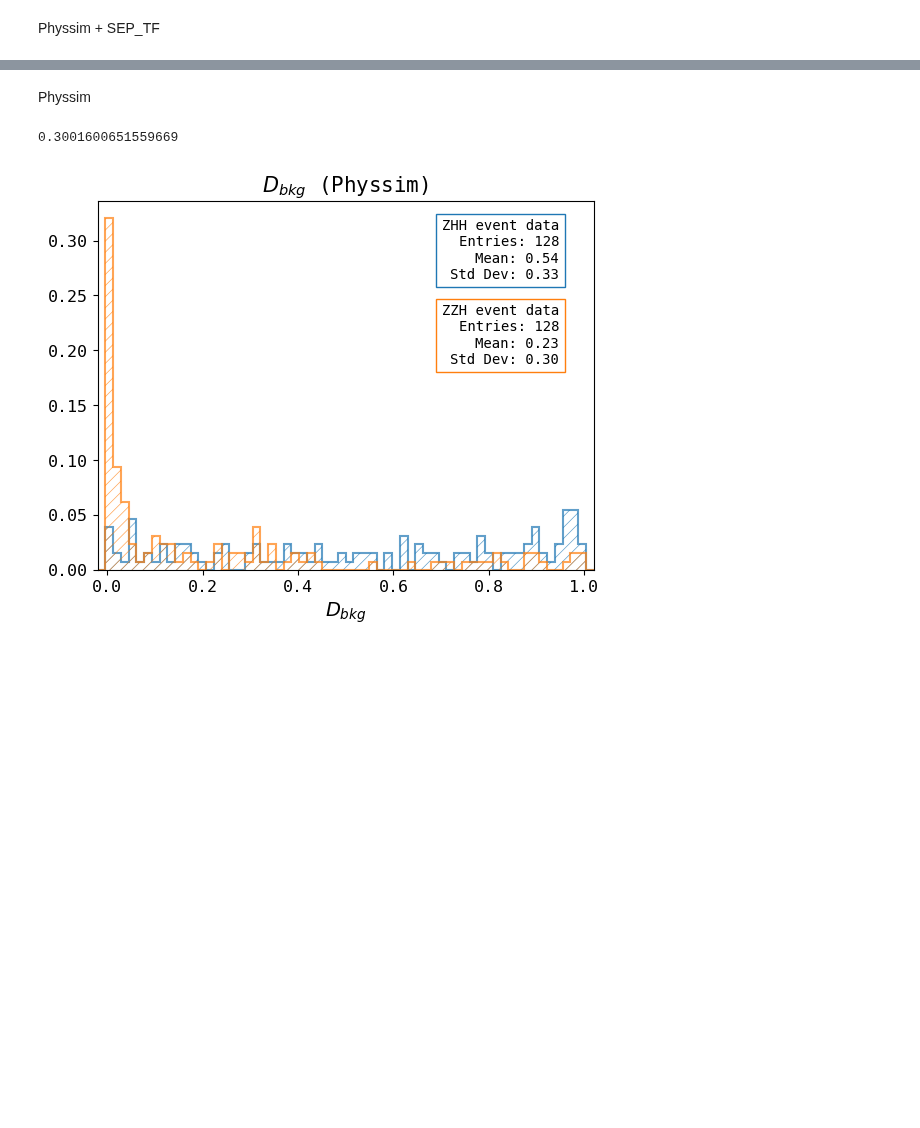
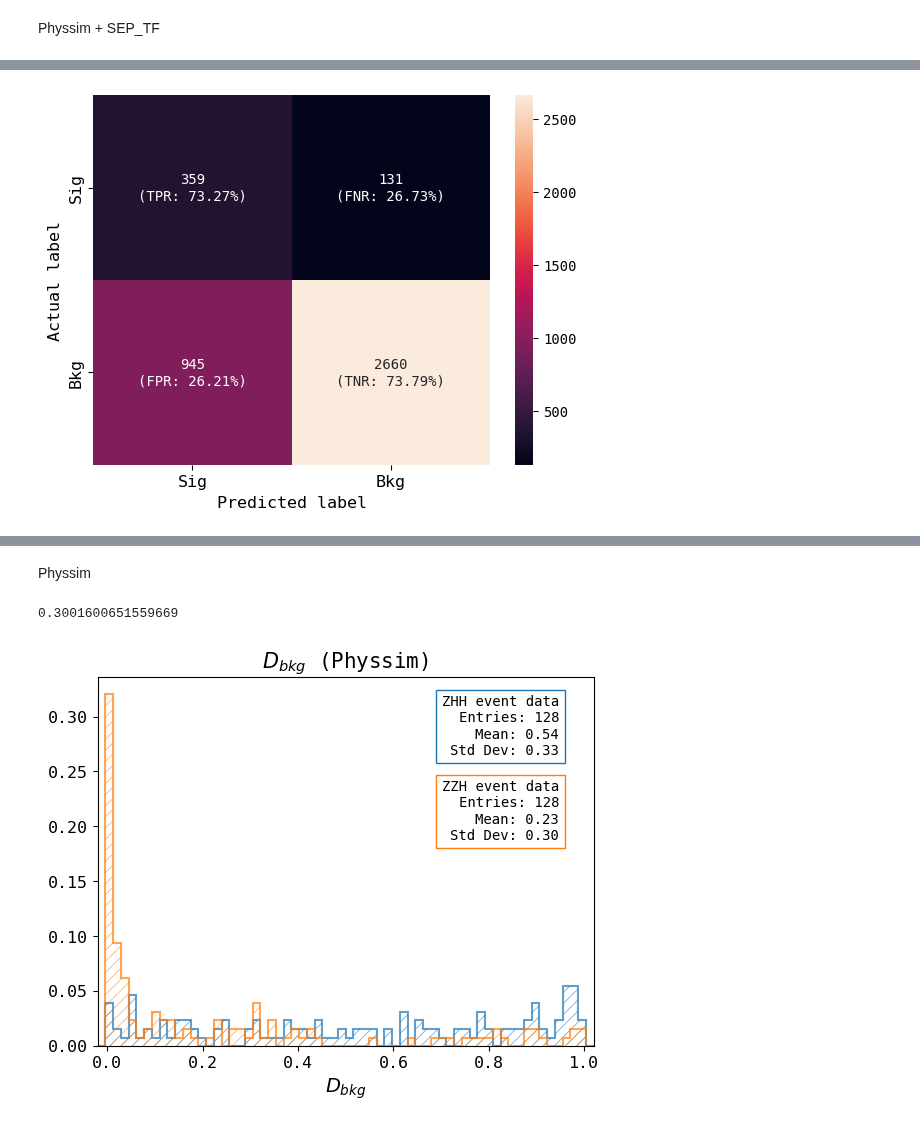
Before and after one commit to nVentis/MEM_HEP, a Jupyter notebook: results/mem_sep.ipynb, the cells around one changed output, grey strips where cells are left out. Drawn from its saved outputs; the diff is of its cells as text; code cells hidden in the pictures; blank space fills up the shorter version.

```diff
--- a/results/mem_sep.ipynb
+++ b/results/mem_sep.ipynb
@@ -30,0 +145,4 @@ plot_confusion(conf_mat(results, threshold=best_threshold(results)), normalize=T
+# %%
+plot_confusion(conf_mat(results, threshold=best_threshold(results, optimization_scheme=3)))
+# %% [output]
+[figure, added]
```
Also changed, not shown: parts of 15 cells of this notebook, 46 other files.
